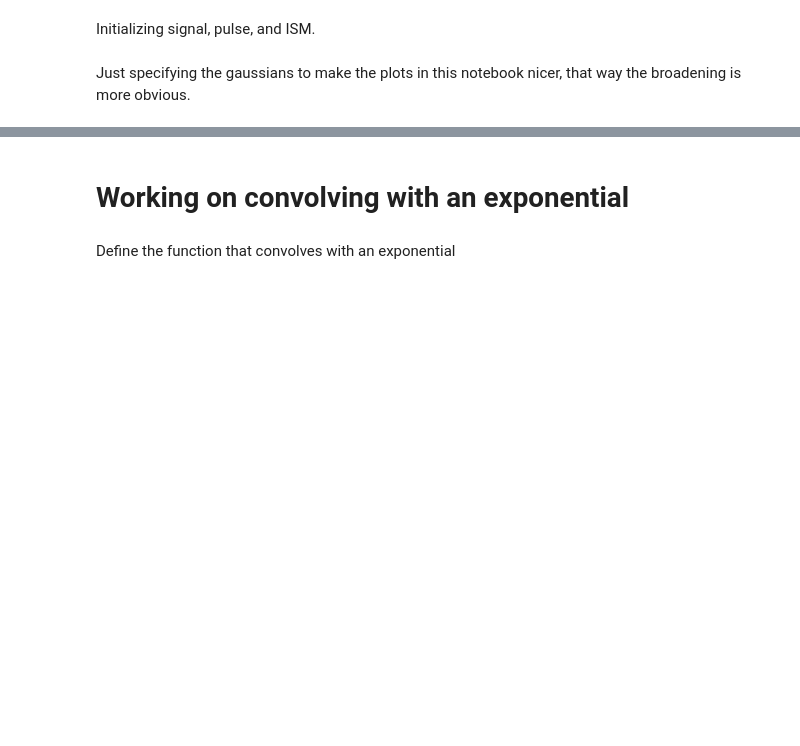
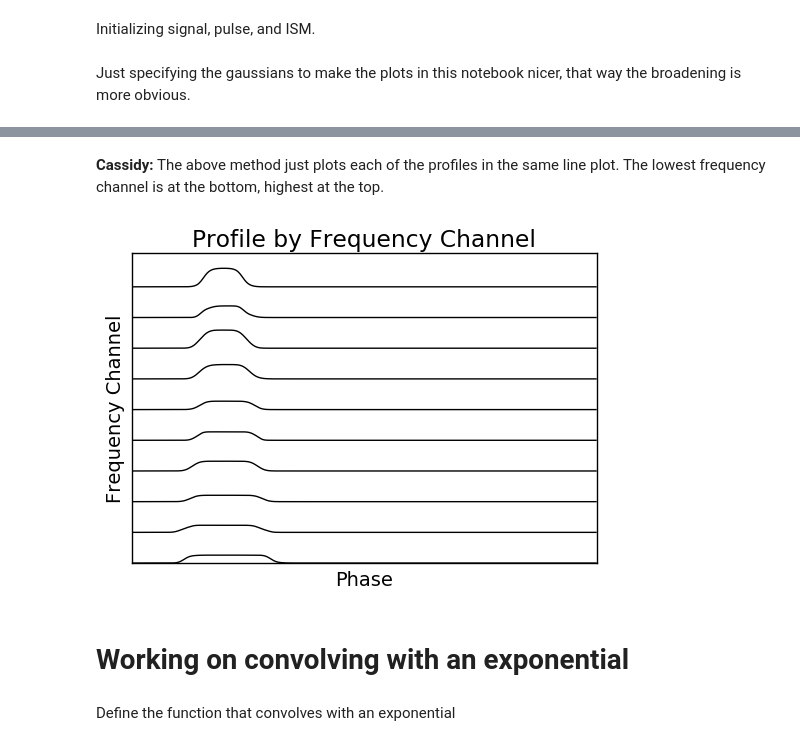
Before and after one commit to ameliahenkel/REU_SU17, a Jupyter notebook: Cassidy_Methods/MinimalWorkingNotebook_Cassidy_Plus_EXP.ipynb, the cells around one changed output, grey strips where cells are left out. Saved outputs shown, nothing was run; the diff lists cells and outputs as text; code cells hidden in the pictures; blank space fills up the shorter version.

```diff
--- a/Cassidy_Methods/MinimalWorkingNotebook_Cassidy_Plus_EXP.ipynb
+++ b/Cassidy_Methods/MinimalWorkingNotebook_Cassidy_Plus_EXP.ipynb
@@ -51,3 +55,32 @@ P1.gauss_template(peak=peak3,width=width3,amp=amp3)
+# %%
+# I'll put this little gem into the simulator when I have a chance...
+def ProfilePlot(array, step=1, N=10,Title='Profile by Frequency Channel'):
+    try:
+        array_len = len(N)
+        jj = 0
+        for ii, jj in enumerate(N):
+            plot(array[jj,:]+ii*(step),c='k')
+        n=len(N)
+    except:
+        Freq_channels = len(array[:,0])
+        Freq_step = int(Freq_channels//N)
+        for ii in range(N):
+            plot(array[ii*Freq_step,:]+ii*(step),c='k')
+        n=N
+    title(Title)
+    xlabel('Phase')
+    ylabel('Frequency Channel')
+    xticks([])
+    yticks([])
+    xlim(0,len(array[0,:]))
+    ylim(0,n*step+0.1)
+    show()
+# %% [markdown]
+__Cassidy:__ The above method just plots each of the profiles in the same line plot. The lowest frequency channel is at the bottom, highest at the top.
+# %%
+ProfilePlot(P1.profile)
+# %% [output]
+[figure, added]
 # %% [markdown]
 # Working on convolving with an exponential
 # %% [markdown]
```
Also changed, not shown: parts of 18 cells of this notebook.
